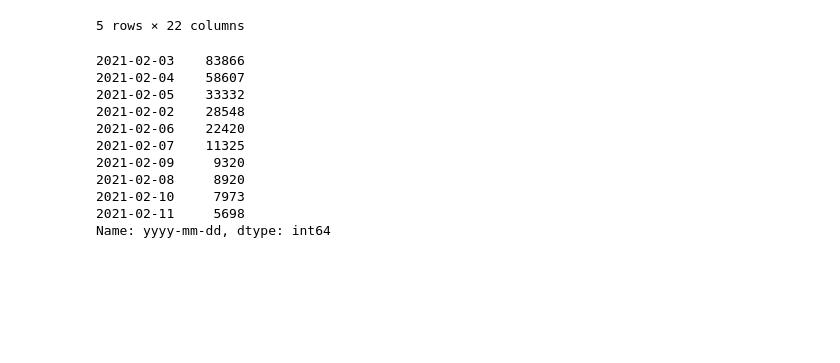
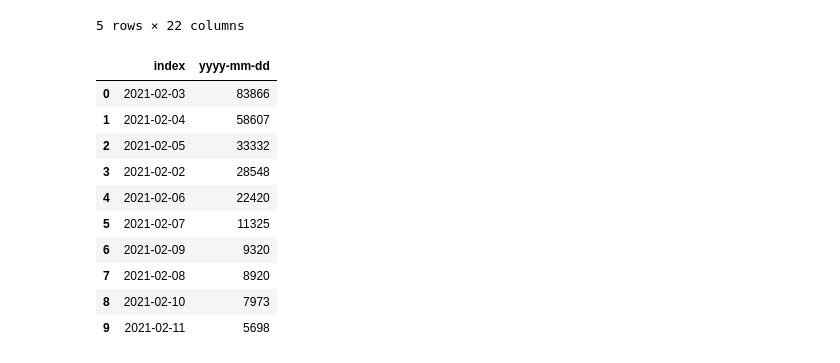
Before and after one commit to mjgarrido1/gitflow_actitivy, a Jupyter notebook: activity.ipynb, the cells around one changed output. Cells and saved outputs as stored; diff of their text form; code cells hidden in the pictures; blank space fills up the shorter version.

Commit message:
add index to output

```diff
--- a/activity.ipynb
+++ b/activity.ipynb
@@ -75,16 +75,16 @@ data.head()
 | 4 | https://twitter.com/Davidmu666681... | 2021-03-30 03:30:30+00:00 | You hate farmers I hate you, \nif... | You hate farmers I hate you, \nif... | 1376738579171344386 | {'username': 'Davidmu66668113', '... | [] | [] | 0 | ... |
 5 rows × 22 columns
 # %%
-data['yyyy-mm-dd'].value_counts().sort_values(ascending=False).head(10)
+data['yyyy-mm-dd'].value_counts().sort_values(ascending=False).head(10).reset_index()
 # %% [output]
-2021-02-03    83866
-2021-02-04    58607
-2021-02-05    33332
-2021-02-02    28548
-2021-02-06    22420
-2021-02-07    11325
-2021-02-09     9320
-2021-02-08     8920
-2021-02-10     7973
-2021-02-11     5698
-Name: yyyy-mm-dd, dtype: int64
+|  | index | yyyy-mm-dd |
+| 0 | 2021-02-03 | 83866 |
+| 1 | 2021-02-04 | 58607 |
+| 2 | 2021-02-05 | 33332 |
+| 3 | 2021-02-02 | 28548 |
+| 4 | 2021-02-06 | 22420 |
+| 5 | 2021-02-07 | 11325 |
+| 6 | 2021-02-09 | 9320 |
+| 7 | 2021-02-08 | 8920 |
+| 8 | 2021-02-10 | 7973 |
+| 9 | 2021-02-11 | 5698 |
```
